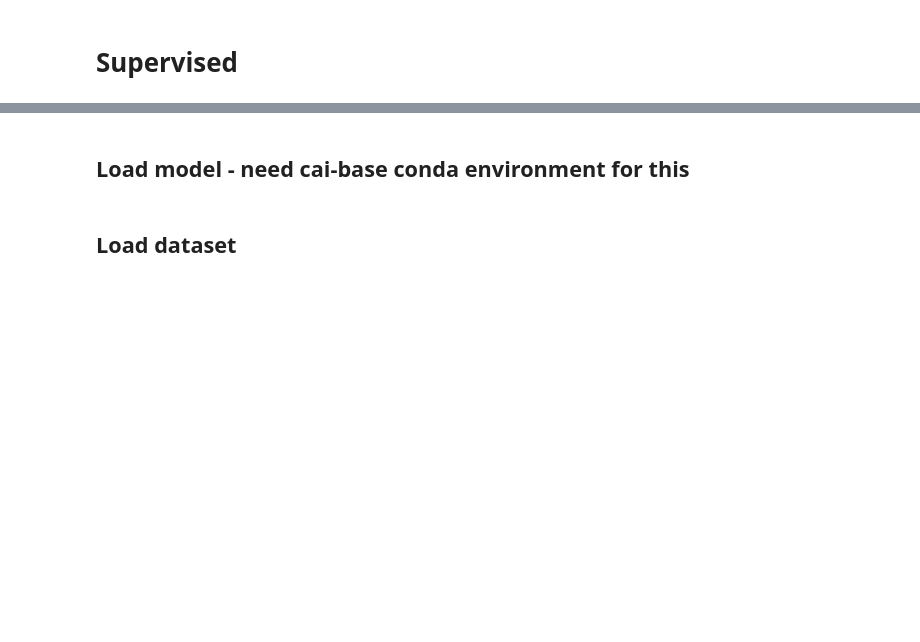
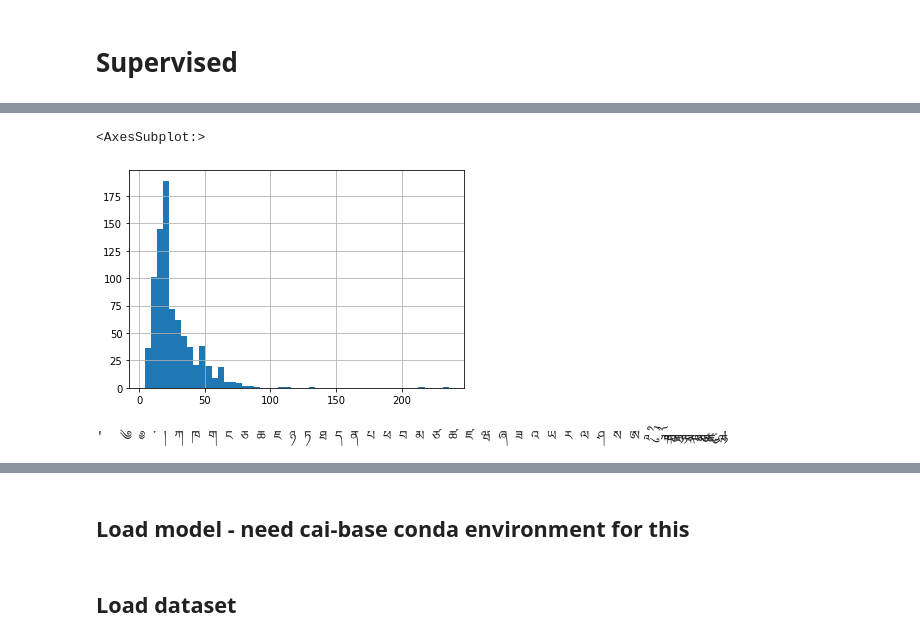
Before and after one commit to CompassionAI/garland, a Jupyter notebook: notebooks/Translation evaluation.ipynb, the cells around one changed output, grey strips where cells are left out. Drawn from its saved outputs; the diff is of its cells as text; code cells hidden in the pictures; blank space fills up the shorter version.

```diff
--- a/notebooks/Translation evaluation.ipynb
+++ b/notebooks/Translation evaluation.ipynb
@@ -2,0 +26,5 @@
+# %%
+pd.Series([len(tokenizer.encode(ex['english'])) for ex in eval_dataset_raw]).hist(bins=50)
+# %% [output]
+<AxesSubplot:>
+[figure, added]
@@ -2,0 +36,4 @@
+# %%
+' '.join(sorted(list(set([c for l in bo_text for c in l]))))
+# %% [output]
+'  ༄ ༅ ་ ། ཀ ཁ ག ང ཅ ཆ ཇ ཉ ཏ ཐ ད ན པ ཕ བ མ ཙ ཚ ཛ ཝ ཞ ཟ འ ཡ ར ལ ཤ ས ཨ ཱ ི ུ ེ ོ ྐ ྒ ྔ ྕ ྗ ྙ ྟ ྡ ྣ ྤ ྦ ྨ ྩ ྪ ྫ ྱ ྲ ླ ྷ'
```
Also changed, not shown: parts of 8 cells of this notebook.
